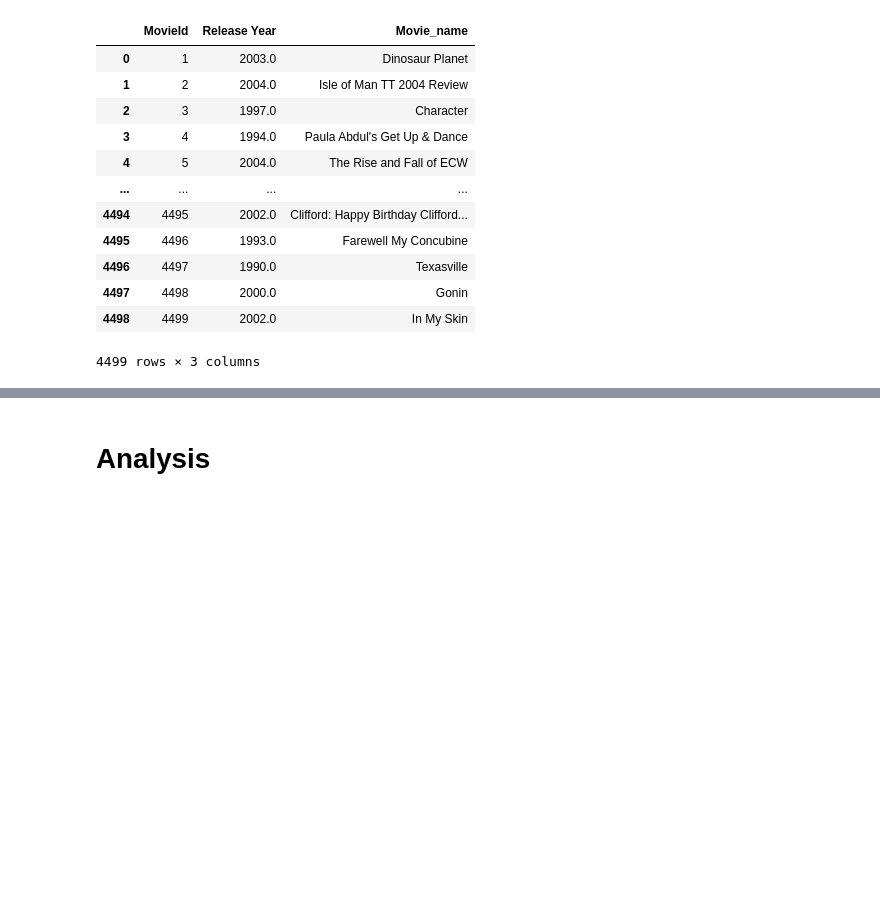
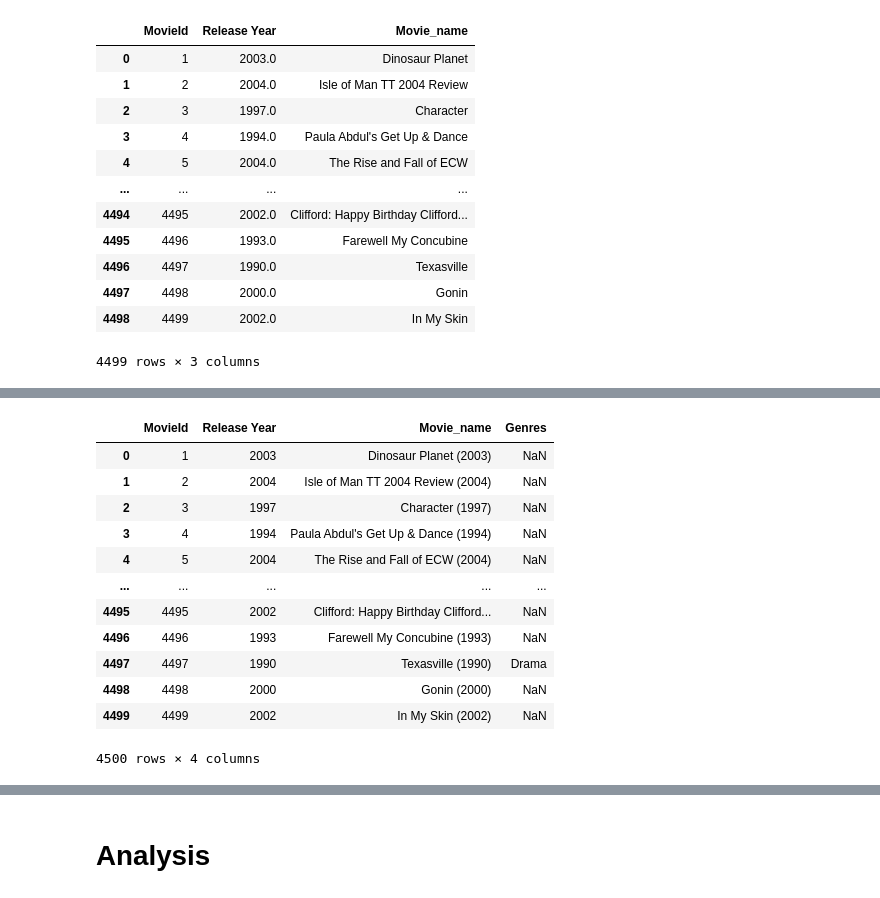
Before and after one commit to XXzE3/Movie-recommender-engine, a Jupyter notebook: Movie recommender engine.ipynb, the cells around one changed output, grey strips where cells are left out. Saved outputs shown, nothing was run; the diff lists cells and outputs as text; code cells hidden in the pictures; blank space fills up the shorter version.

```diff
--- a/Movie recommender engine.ipynb
+++ b/Movie recommender engine.ipynb
@@ -325,0 +377,3 @@ movie_name
+# %%
+genre_data.rename(columns={'title':'Movie_name', 'genres':'Genres'}, inplace=True)
+genre_data
@@ -325,0 +394,2 @@ movie_name
+# %%
+genre_data['Movie_name'] = genre_data['Movie_name'].str.strip()
@@ -325,0 +436,3 @@ movie_name
+# %%
+genre_data.drop_duplicates(keep = 'first', inplace = True)
+genre_data.shape
@@ -325,0 +460,18 @@ movie_name
+# %%
+#updating the name dataset with genre
+movie_name = pd.merge(movie_name, genre_data, on=["Movie_name"], how='left')
+movie_name
+# %% [output]
+|  | MovieId | Release Year | Movie_name | Genres |
+| 0 | 1 | 2003 | Dinosaur Planet (2003) | NaN |
+| 1 | 2 | 2004 | Isle of Man TT 2004 Review (2004) | NaN |
+| 2 | 3 | 1997 | Character (1997) | NaN |
+| 3 | 4 | 1994 | Paula Abdul's Get Up & Dance (1994) | NaN |
+| 4 | 5 | 2004 | The Rise and Fall of ECW (2004) | NaN |
+| ... | ... | ... | ... | ... |
+| 4495 | 4495 | 2002 | Clifford: Happy Birthday Clifford... | NaN |
+| 4496 | 4496 | 1993 | Farewell My Concubine (1993) | NaN |
+| 4497 | 4497 | 1990 | Texasville (1990) | Drama |
+| 4498 | 4498 | 2000 | Gonin (2000) | NaN |
+| 4499 | 4499 | 2002 | In My Skin (2002) | NaN |
+4500 rows × 4 columns
```
Also changed, not shown: parts of 49 cells of this notebook.
